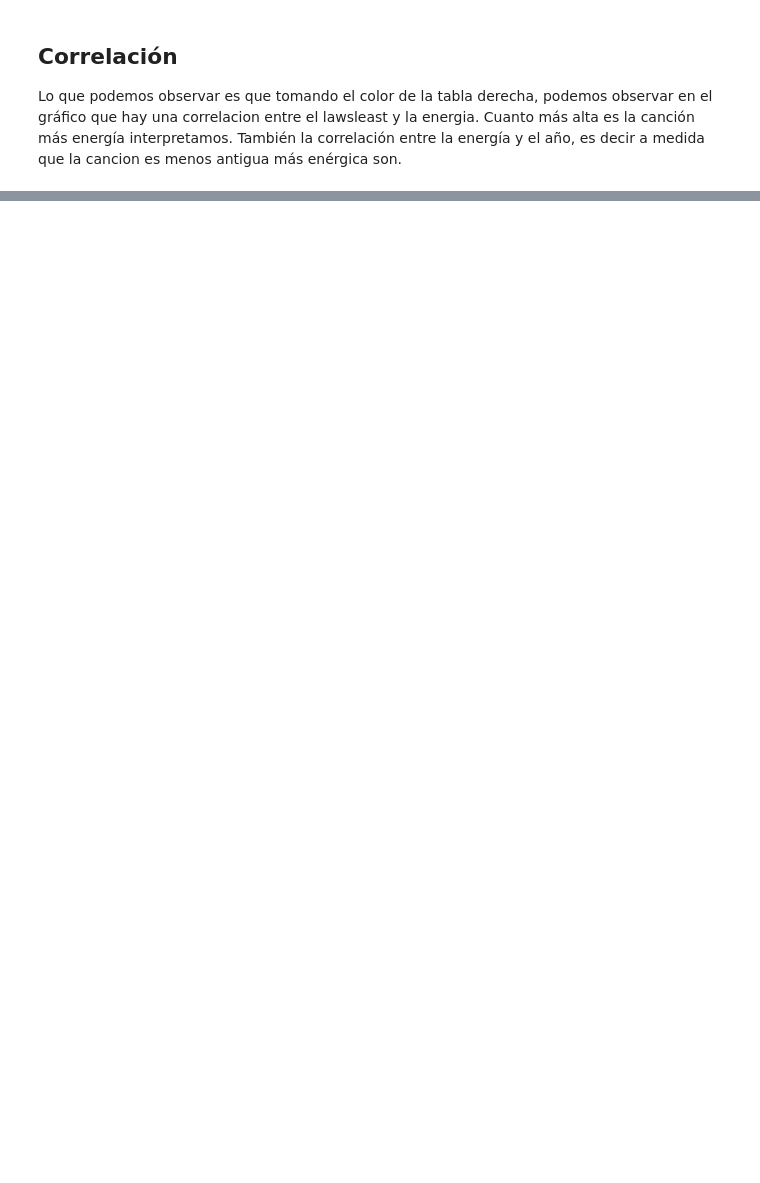
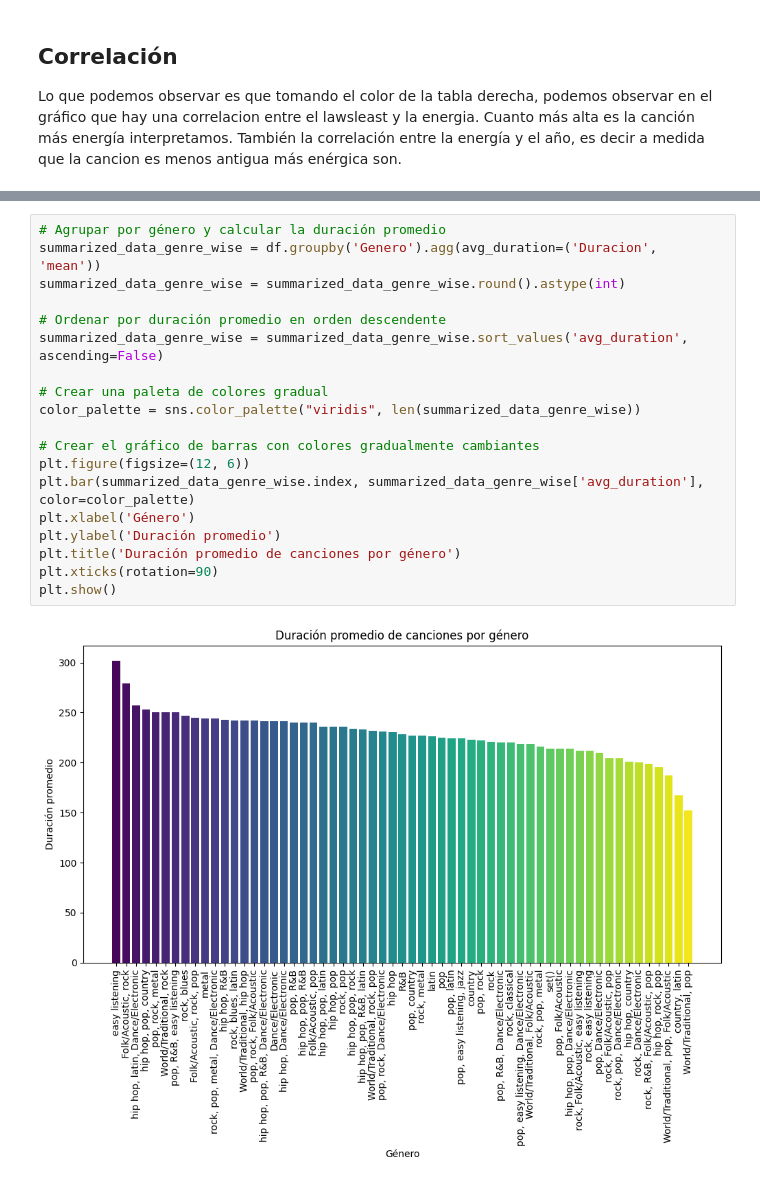
Before and after one commit to MarceloGustavoCordoba/Proyecto2023GrupoCCCC, a Jupyter notebook: Proyecto.ipynb, the cells around one changed output, grey strips where cells are left out. Saved outputs shown, nothing was run; the diff lists cells and outputs as text; blank space fills up the shorter version.

```diff
--- a/Proyecto.ipynb
+++ b/Proyecto.ipynb
@@ -200,0 +281,21 @@ sns.heatmap(df.corr(),annot=True)
+# %%
+# Agrupar por género y calcular la duración promedio
+summarized_data_genre_wise = df.groupby('Genero').agg(avg_duration=('Duracion', 'mean'))
+summarized_data_genre_wise = summarized_data_genre_wise.round().astype(int)
+
+# Ordenar por duración promedio en orden descendente
+summarized_data_genre_wise = summarized_data_genre_wise.sort_values('avg_duration', ascending=False)
+
+# Crear una paleta de colores gradual
+color_palette = sns.color_palette("viridis", len(summarized_data_genre_wise))
+
+# Crear el gráfico de barras con colores gradualmente cambiantes
+plt.figure(figsize=(12, 6))
+plt.bar(summarized_data_genre_wise.index, summarized_data_genre_wise['avg_duration'], color=color_palette)
+plt.xlabel('Género')
+plt.ylabel('Duración promedio')
+plt.title('Duración promedio de canciones por género')
+plt.xticks(rotation=90)
+plt.show()
+# %% [output]
+[figure, added]
```
Also changed, not shown: parts of 17 cells of this notebook.
